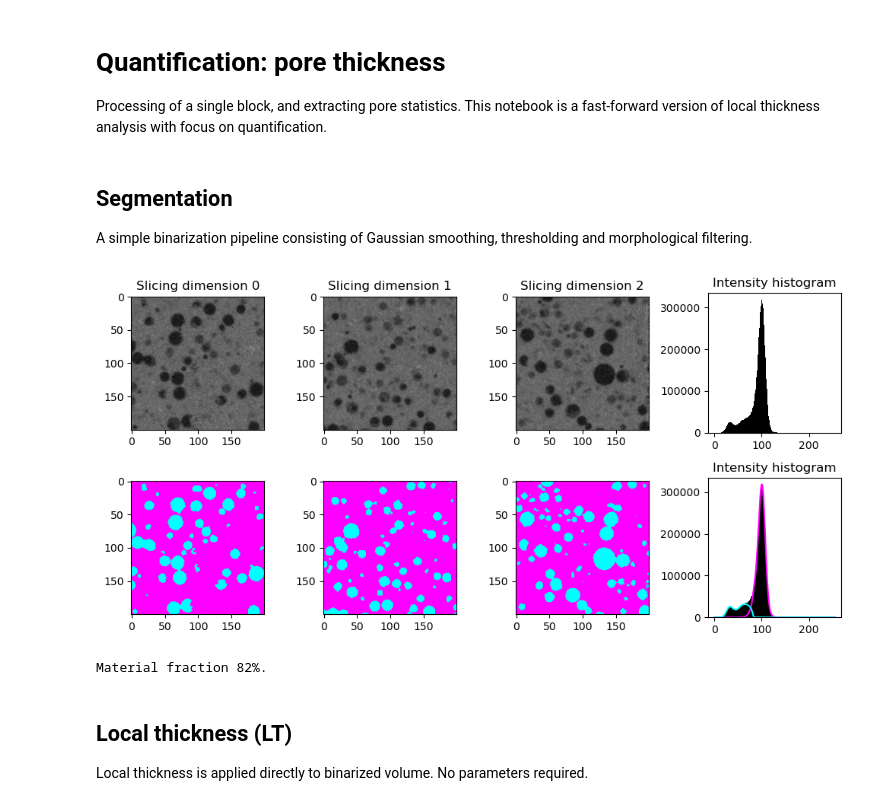
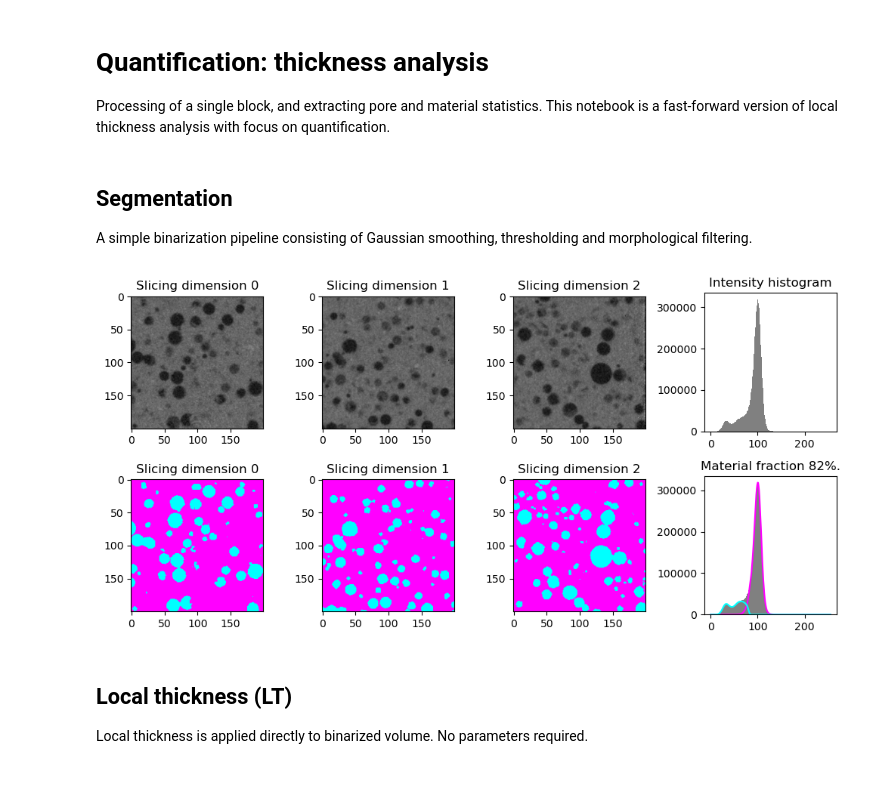
Before and after one commit to vedranaa/teaching-notebooks, a Jupyter notebook: 02510_quantification_pore_thickness.ipynb, the cells around one changed output. Saved outputs shown, nothing was run; the diff lists cells and outputs as text; code cells hidden in the pictures; blank space fills up the shorter version.

Commit message:
collecting porosity notebooks

```diff
--- a/02510_quantification_pore_thickness.ipynb
+++ b/02510_quantification_pore_thickness.ipynb
@@ -1,7 +1,7 @@
 # %% [markdown]
-# Quantification: pore thickness
+# Quantification: thickness analysis
 
-Processing of a single block, and extracting pore statistics. This notebook is a fast-forward version of local thickness analysis with focus on quantification.
+Processing of a single block, and extracting pore and material statistics. This notebook is a fast-forward version of local thickness analysis with focus on quantification.
 # %%
 import matplotlib.pyplot as plt
 import numpy as np
@@ -40,41 +40,38 @@ A simple binarization pipeline consisting of Gaussian smoothing, thresholding an
 # Binarization parameters
 smoothing_sigma = 0.5
 threshold = 80
 morphology_radius = 2
 
 # Load, crop and binarize the volume.
 vol_full = tifffile.imread('cement_data/cement2.tif')
 vol = vol_full[300:500, 200:400, 300:500]
 
 # Binarization: gaussian smoothing, thresholding, morphology
 bin_vol = skimage.filters.gaussian(vol.astype(float)/255, sigma=smoothing_sigma)
 bin_vol = bin_vol > threshold/255
 bin_vol = skimage.morphology.binary_closing(bin_vol, skimage.morphology.ball(morphology_radius))
 
 # Look at binarization of three orthogonal cross-sections and histogram.
 fig, ax = plt.subplots(2, 4, figsize=(10, 5))
 for i in range(3):
     ax[0, i].imshow(central_slice(vol, i), cmap=plt.cm.gray, vmin=0, vmax=255)
     ax[1, i].imshow(central_slice(bin_vol, i), cmap=plt.cm.cool, alpha=1, vmin=0, vmax=1)
     ax[0, i].set_title(f'Slicing dimension {i}')
+    ax[1, i].set_title(f'Slicing dimension {i}')
 
 edges = np.arange(257)-0.5
 centers= np.arange(256)
 
 for i in range(2):
-    ax[i, 3].bar(centers, np.histogram(vol.ravel(), edges)[0], width=1, color='k')
-    ax[i, 3].set_title('Intensity histogram')
-
+    ax[i, 3].bar(centers, np.histogram(vol.ravel(), edges)[0], width=1, color='gray')
+ax[0, 3].set_title('Intensity histogram')
 ax[1, 3].plot(centers, np.histogram(vol[bin_vol], edges)[0], color=plt.cm.cool(1.))
 ax[1, 3].plot(centers, np.histogram(vol[~bin_vol], edges)[0], color=plt.cm.cool(0.))
-
+ax[1, 3].set_title(f'Material fraction {100*bin_vol.sum()/bin_vol.size:.0f}%.')
 fig.tight_layout()
 plt.show()
-
-print(f'Material fraction {100*bin_vol.sum()/bin_vol.size:.0f}%.')
 # %% [output]
-[figure, old version]
+[figure, new version]
-Material fraction 82%.
 # %% [markdown]
 ## Local thickness (LT)
 
```
Also changed, not shown: 3 other files.
